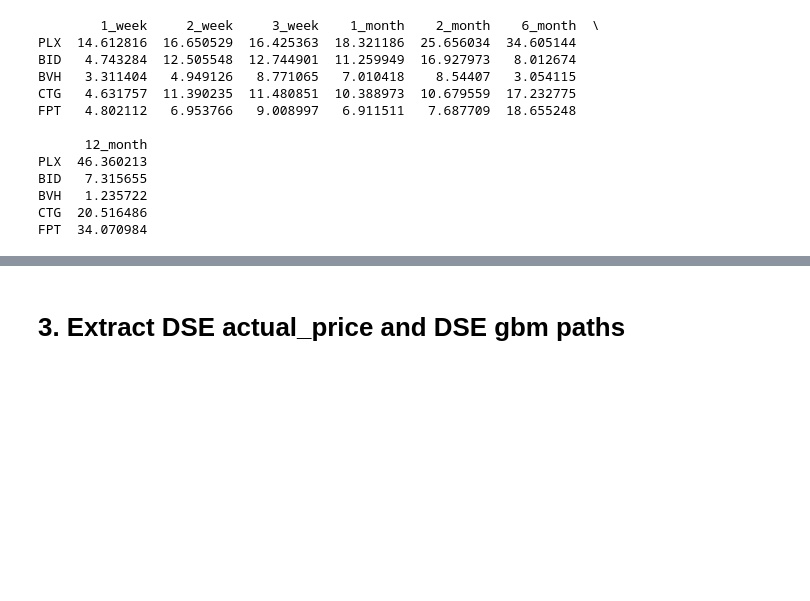
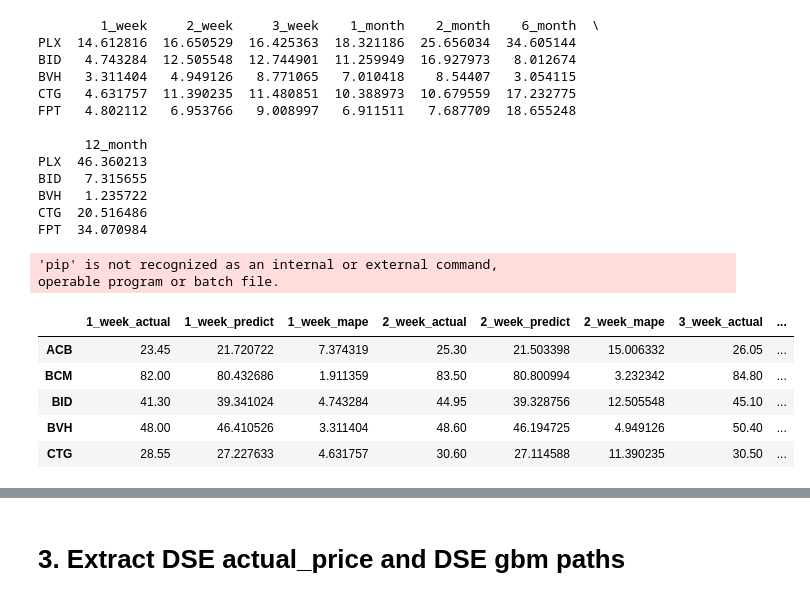
Before and after one commit to phamminh1998/GBM_Frontier_Market, a Jupyter notebook: mape_test.ipynb, the cells around one changed output, grey strips where cells are left out. Cells and saved outputs as stored; diff of their text form; code cells hidden in the pictures; blank space fills up the shorter version.

Commit message:
update mape table for latex

```diff
--- a/mape_test.ipynb
+++ b/mape_test.ipynb
@@ -144,3 +144,64 @@ BID   7.315655
 BVH   1.235722
 CTG  20.516486
 FPT  34.070984
+# %%
+import pandas as pd
+
+# Load data
+hose_mape = pd.read_csv('./mape/hose_mape.csv')
+hose_df_2023 = pd.read_csv('./data/hose_df_2023.csv')
+hose_average = pd.read_csv('./average_paths_hose.csv')
+
+# Convert date columns to datetime
+hose_df_2023['date'] = pd.to_datetime(hose_df_2023['date'])
+hose_average['date'] = pd.to_datetime(hose_average['date'])
+
+# Sort hose_df_2023 and hose_average by date and ticker
+hose_df_2023 = hose_df_2023.sort_values(by=['ticker', 'date'])
+hose_average = hose_average.sort_values(by='date')
+
+# Sample tickers (replace this with your actual unique tickers)
+unique_tickers = hose_df_2023['ticker'].unique()
+
+# Create an empty DataFrame 'hose_short_term' with tickers as index
+hose_short_term = pd.DataFrame(index=unique_tickers)
+
+# Helper function to safely retrieve values
+def get_close_price_at_index(df, ticker, index):
+    close_prices = df[df['ticker'] == ticker]['close'].values
+    if len(close_prices) > index:
+        return close_prices[index]
+    else:
+        return np.nan
+
+# Extract actual, predicted prices and MAPE for each period
+periods = {
+    '1_week': 5,
+    '2_week': 10,
+    '3_week': 15,
+    '1_month': 21,
+}
+
+for period, index in periods.items():
+    actual_prices = [get_close_price_at_index(hose_df_2023, ticker, index) for ticker in unique_tickers]
+    hose_short_term[f'{period}_actual'] = actual_prices
+
+    predicted_prices = hose_average.iloc[index, 1:33].values
+    hose_short_term[f'{period}_predict'] = predicted_prices
+
+    hose_short_term[f'{period}_mape'] = hose_mape[period].values
+
+# Save as a CSV file to the 'mape' folder
+hose_short_term.to_csv('./mape/hose_short_term.csv')
+
+# Display the first few rows of the DataFrame
+hose_short_term.head()
+# %% [output]
+'pip' is not recognized as an internal or external command,
+operable program or batch file.
+|  | 1_week_actual | 1_week_predict | 1_week_mape | 2_week_actual | 2_week_predict | 2_week_mape | 3_week_actual | ... |
+| ACB | 23.45 | 21.720722 | 7.374319 | 25.30 | 21.503398 | 15.006332 | 26.05 | ... |
+| BCM | 82.00 | 80.432686 | 1.911359 | 83.50 | 80.800994 | 3.232342 | 84.80 | ... |
+| BID | 41.30 | 39.341024 | 4.743284 | 44.95 | 39.328756 | 12.505548 | 45.10 | ... |
+| BVH | 48.00 | 46.410526 | 3.311404 | 48.60 | 46.194725 | 4.949126 | 50.40 | ... |
+| CTG | 28.55 | 27.227633 | 4.631757 | 30.60 | 27.114588 | 11.390235 | 30.50 | ... |
```
Also changed, not shown: parts of 5 cells of this notebook, 4 other files.
